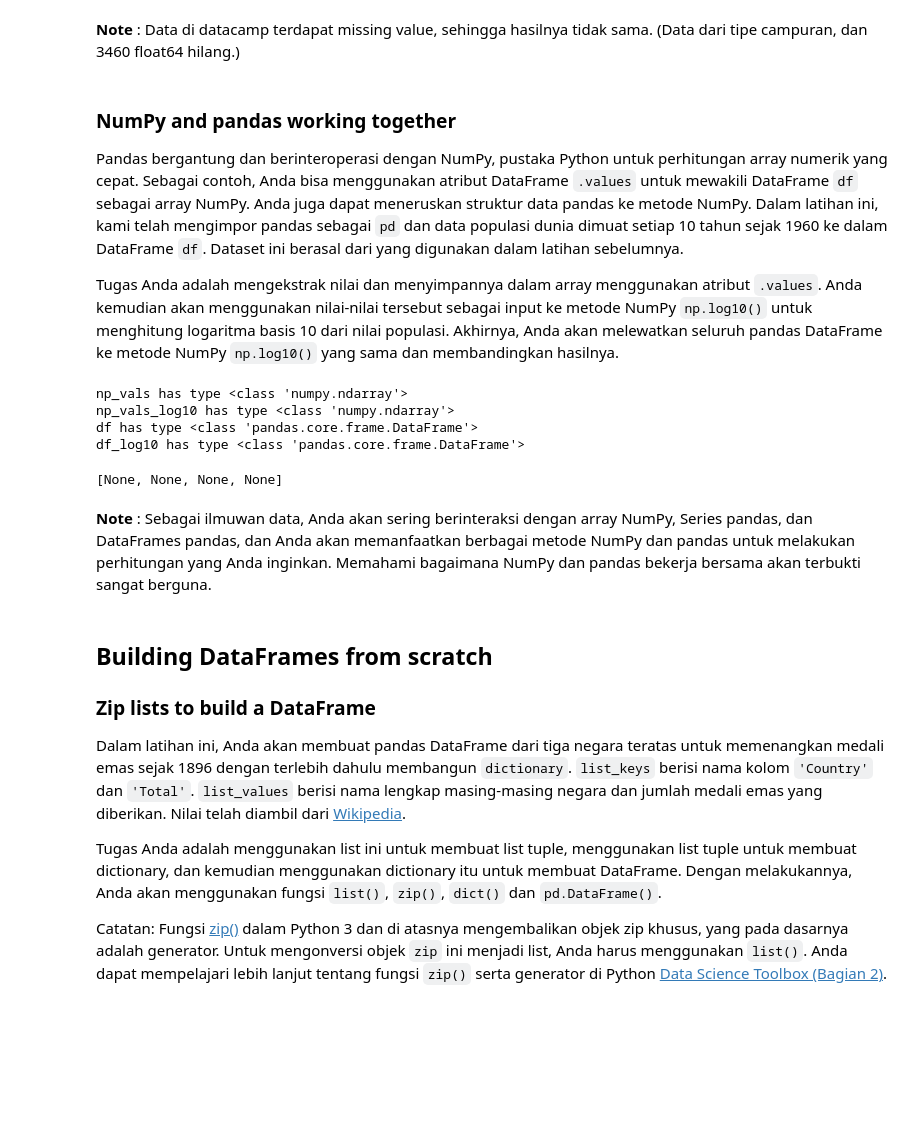
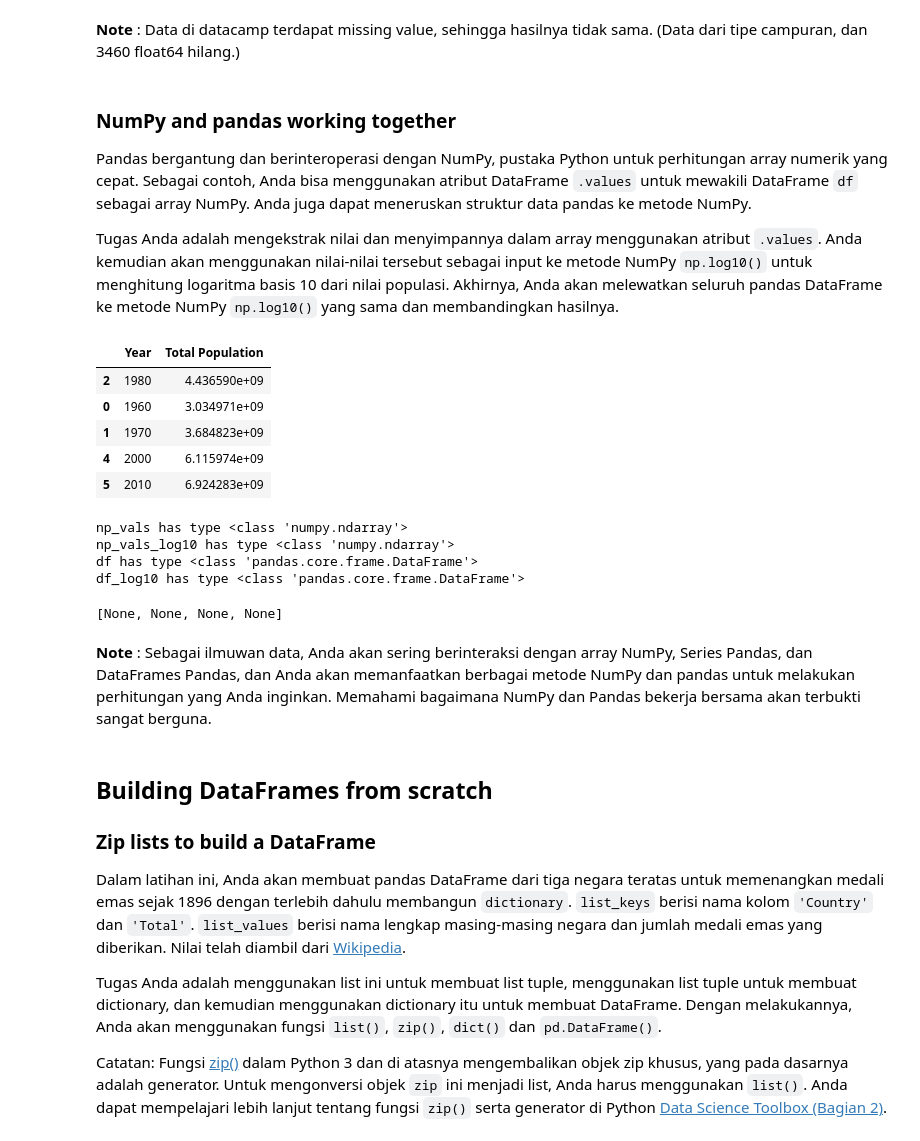
Before and after one commit to tommypratama/datacamp, a Jupyter notebook: Pandas Foundations/1. Data ingestion & inspection.ipynb, the cells around one changed output. Drawn from its saved outputs; the diff is of its cells as text; code cells hidden in the pictures; blank space fills up the shorter version.

```diff
--- a/Pandas Foundations/1. Data ingestion & inspection.ipynb
+++ b/Pandas Foundations/1. Data ingestion & inspection.ipynb
@@ -59,6 +62,6 @@ memory usage: 522.5+ KB
 # %% [markdown]
 ### NumPy and pandas working together
 
-Pandas bergantung dan berinteroperasi dengan NumPy, pustaka Python untuk perhitungan array numerik yang cepat. Sebagai contoh, Anda bisa menggunakan atribut DataFrame `.values` untuk mewakili DataFrame `df` sebagai array NumPy. Anda juga dapat meneruskan struktur data pandas ke metode NumPy. Dalam latihan ini, kami telah mengimpor pandas sebagai `pd` dan data populasi dunia dimuat setiap 10 tahun sejak 1960 ke dalam DataFrame `df`. Dataset ini berasal dari yang digunakan dalam latihan sebelumnya.
+Pandas bergantung dan berinteroperasi dengan NumPy, pustaka Python untuk perhitungan array numerik yang cepat. Sebagai contoh, Anda bisa menggunakan atribut DataFrame `.values` untuk mewakili DataFrame `df` sebagai array NumPy. Anda juga dapat meneruskan struktur data pandas ke metode NumPy.
 
 Tugas Anda adalah mengekstrak nilai dan menyimpannya dalam array menggunakan atribut `.values`. Anda kemudian akan menggunakan nilai-nilai tersebut sebagai input ke metode NumPy `np.log10()` untuk menghitung logaritma basis 10 dari nilai populasi. Akhirnya, Anda akan melewatkan seluruh pandas DataFrame ke metode NumPy `np.log10()` yang sama dan membandingkan hasilnya.
@@ -68,3 +68,16 @@ df = pd.read_csv(data)
+# %%
+# Load data
+df = pd.read_csv('datasets/world_population.csv')
+
+# Lihat 5 baris data secara acak
+df.sample(5)
+# %% [output]
+|  | Year | Total Population |
+| 2 | 1980 | 4.436590e+09 |
+| 0 | 1960 | 3.034971e+09 |
+| 1 | 1970 | 3.684823e+09 |
+| 4 | 2000 | 6.115974e+09 |
+| 5 | 2010 | 6.924283e+09 |
 # %%
 # Import numpy
 import numpy as np
@@ -87,7 +100,7 @@ df has type <class 'pandas.core.frame.DataFrame'>
 df_log10 has type <class 'pandas.core.frame.DataFrame'>
 [None, None, None, None]
 # %% [markdown]
-**Note** : Sebagai ilmuwan data, Anda akan sering berinteraksi dengan array NumPy, Series pandas, dan DataFrames pandas, dan Anda akan memanfaatkan berbagai metode NumPy dan pandas untuk melakukan perhitungan yang Anda inginkan. Memahami bagaimana NumPy dan pandas bekerja bersama akan terbukti sangat berguna.
+**Note** : Sebagai ilmuwan data, Anda akan sering berinteraksi dengan array NumPy, Series Pandas, dan DataFrames Pandas, dan Anda akan memanfaatkan berbagai metode NumPy dan pandas untuk melakukan perhitungan yang Anda inginkan. Memahami bagaimana NumPy dan Pandas bekerja bersama akan terbukti sangat berguna.
 # %% [markdown]
 ## Building DataFrames from scratch
 
```
Also changed, not shown: parts of 27 cells of this notebook.
